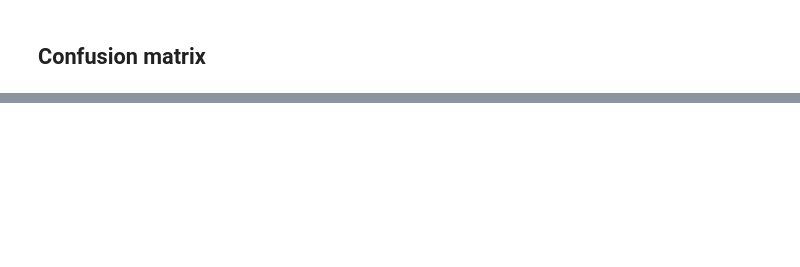
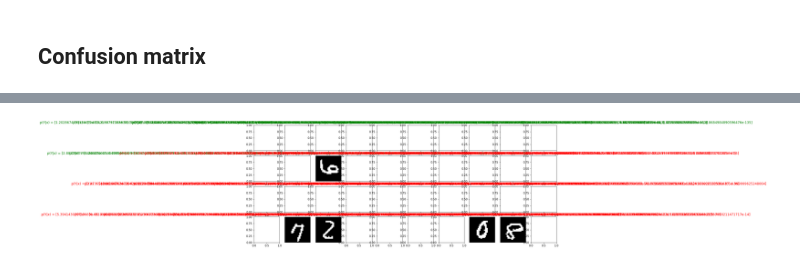
Before and after one commit to Aagaarrd/02462-assignment1, a Jupyter notebook: mnnist.ipynb, the cells around one changed output, grey strips where cells are left out. Cells and saved outputs as stored; diff of their text form; code cells hidden in the pictures; blank space fills up the shorter version.

```diff
--- a/mnnist.ipynb
+++ b/mnnist.ipynb
@@ -461,0 +466,22 @@ b
+# %%
+plt.figure(figsize=(20, 8))
+for i in range(num_images):
+    plt.subplot(num_rows, num_images_per_row, 1 + i)
+
+    # compute posterior probabilities
+    p = compute_posterior_prob(Xtest[i, :])
+
+    # get true label and predicted label
+    true_label = ytest[i]
+    predicted_label = classify(Xtest[i, :])
+
+
+    # if the classification is correct, use green otherwise use red
+    if true_label != predicted_label:
+        color = 'red'
+        # show image
+        show_image(Xtest[i, :])
+
+    plt.title(f'p(Y|x) = {p}', color=color)
+# %% [output]
+[figure, added]
```
Also changed, not shown: parts of 13 cells of this notebook.
